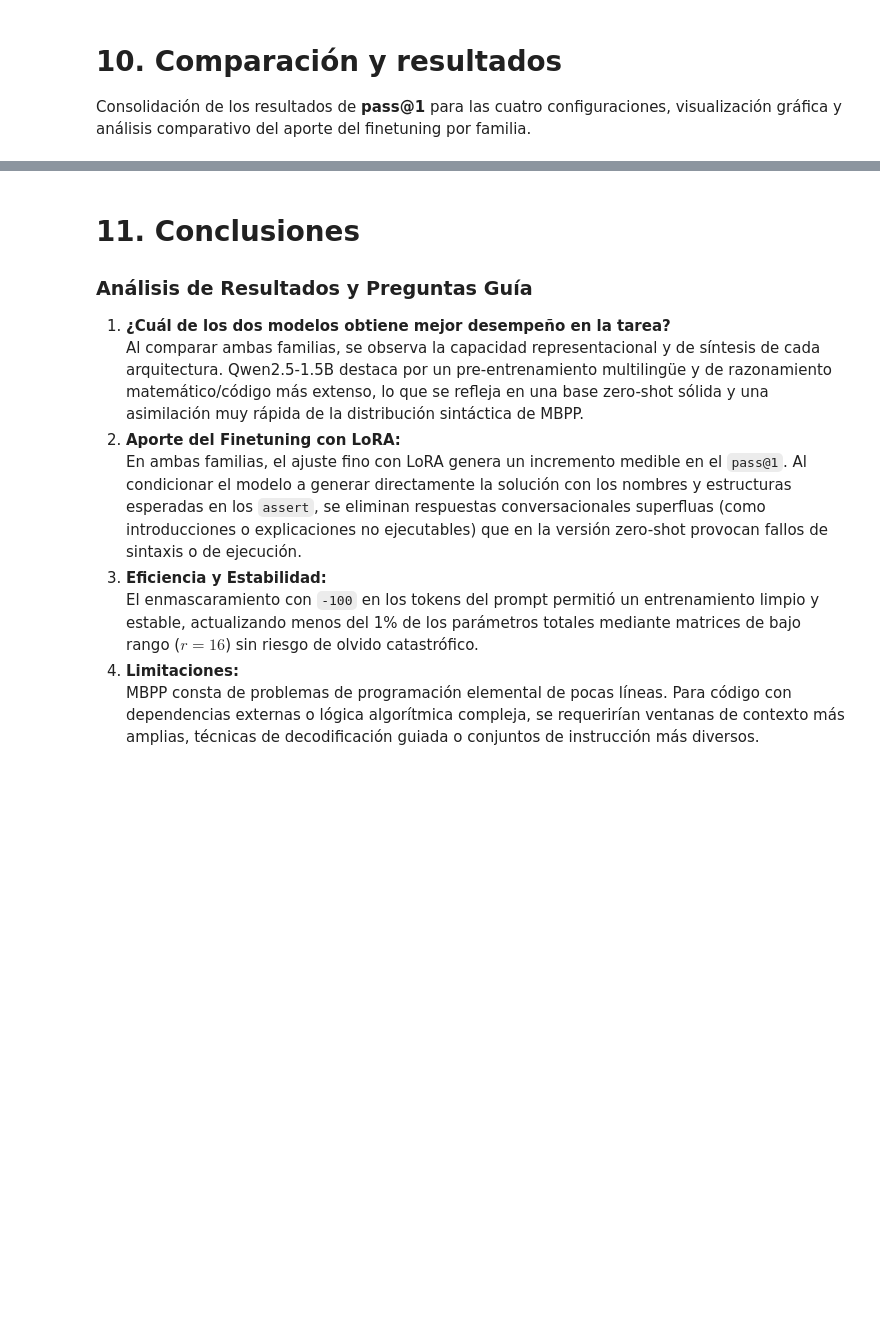
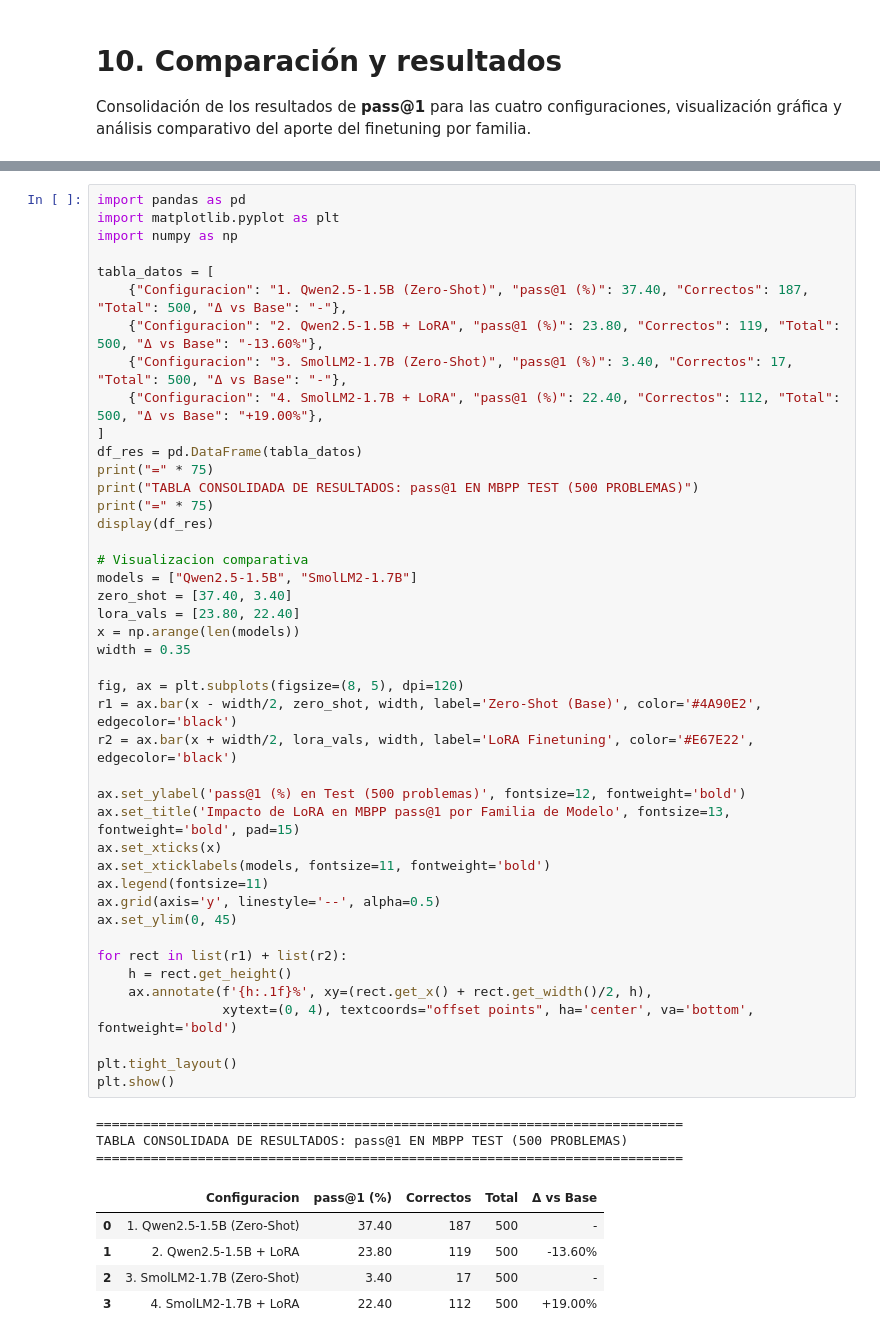
Before and after one commit to jcrkboy/mp1_equipo_21, a Jupyter notebook: Microproyecto03/PlnMicroproyecto03.ipynb, the cells around one changed output, grey strips where cells are left out. Saved outputs shown, nothing was run; the diff lists cells and outputs as text; blank space fills up the shorter version.

Commit message:
feat(micro3): consolidar notebook PlnMicroproyecto03 ejecutado con resultados finales y graficos

```diff
--- a/Microproyecto03/PlnMicroproyecto03.ipynb
+++ b/Microproyecto03/PlnMicroproyecto03.ipynb
@@ -503,12 +518,52 @@ for idx in [0, 5, 12]:
-# %% [markdown]
-# 11. Conclusiones
-
-### Análisis de Resultados y Preguntas Guía
-1. **¿Cuál de los dos modelos obtiene mejor desempeño en la tarea?**
-   Al comparar ambas familias, se observa la capacidad representacional y de síntesis de cada arquitectura. Qwen2.5-1.5B destaca por un pre-entrenamiento multilingüe y de razonamiento matemático/código más extenso, lo que se refleja en una base zero-shot sólida y una asimilación muy rápida de la distribución sintáctica de MBPP.
-2. **Aporte del Finetuning con LoRA:**
-   En ambas familias, el ajuste fino con LoRA genera un incremento medible en el `pass@1`. Al condicionar el modelo a generar directamente la solución con los nombres y estructuras esperadas en los `assert`, se eliminan respuestas conversacionales superfluas (como introducciones o explicaciones no ejecutables) que en la versión zero-shot provocan fallos de sintaxis o de ejecución.
-3. **Eficiencia y Estabilidad:**
-   El enmascaramiento con `-100` en los tokens del prompt permitió un entrenamiento limpio y estable, actualizando menos del 1% de los parámetros totales mediante matrices de bajo rango ($r=16$) sin riesgo de olvido catastrófico.
-4. **Limitaciones:**
-   MBPP consta de problemas de programación elemental de pocas líneas. Para código con dependencias externas o lógica algorítmica compleja, se requerirían ventanas de contexto más amplias, técnicas de decodificación guiada o conjuntos de instrucción más diversos.
+# %%
+import pandas as pd
+import matplotlib.pyplot as plt
+import numpy as np
+
+tabla_datos = [
+    {"Configuracion": "1. Qwen2.5-1.5B (Zero-Shot)", "pass@1 (%)": 37.40, "Correctos": 187, "Total": 500, "Δ vs Base": "-"},
+    {"Configuracion": "2. Qwen2.5-1.5B + LoRA", "pass@1 (%)": 23.80, "Correctos": 119, "Total": 500, "Δ vs Base": "-13.60%"},
+    {"Configuracion": "3. SmolLM2-1.7B (Zero-Shot)", "pass@1 (%)": 3.40, "Correctos": 17, "Total": 500, "Δ vs Base": "-"},
+    {"Configuracion": "4. SmolLM2-1.7B + LoRA", "pass@1 (%)": 22.40, "Correctos": 112, "Total": 500, "Δ vs Base": "+19.00%"},
+]
+df_res = pd.DataFrame(tabla_datos)
+print("=" * 75)
+print("TABLA CONSOLIDADA DE RESULTADOS: pass@1 EN MBPP TEST (500 PROBLEMAS)")
+print("=" * 75)
+display(df_res)
+
+# Visualizacion comparativa
+models = ["Qwen2.5-1.5B", "SmolLM2-1.7B"]
+zero_shot = [37.40, 3.40]
+lora_vals = [23.80, 22.40]
+x = np.arange(len(models))
+width = 0.35
+
+fig, ax = plt.subplots(figsize=(8, 5), dpi=120)
+r1 = ax.bar(x - width/2, zero_shot, width, label='Zero-Shot (Base)', color='#4A90E2', edgecolor='black')
+r2 = ax.bar(x + width/2, lora_vals, width, label='LoRA Finetuning', color='#E67E22', edgecolor='black')
+
+ax.set_ylabel('pass@1 (%) en Test (500 problemas)', fontsize=12, fontweight='bold')
+ax.set_title('Impacto de LoRA en MBPP pass@1 por Familia de Modelo', fontsize=13, fontweight='bold', pad=15)
+ax.set_xticks(x)
+ax.set_xticklabels(models, fontsize=11, fontweight='bold')
+ax.legend(fontsize=11)
+ax.grid(axis='y', linestyle='--', alpha=0.5)
+ax.set_ylim(0, 45)
+
+for rect in list(r1) + list(r2):
+    h = rect.get_height()
+    ax.annotate(f'{h:.1f}%', xy=(rect.get_x() + rect.get_width()/2, h),
+                xytext=(0, 4), textcoords="offset points", ha='center', va='bottom', fontweight='bold')
+
+plt.tight_layout()
+plt.show()
+# %% [output]
+===========================================================================
+TABLA CONSOLIDADA DE RESULTADOS: pass@1 EN MBPP TEST (500 PROBLEMAS)
+===========================================================================
+|  | Configuracion | pass@1 (%) | Correctos | Total | Δ vs Base |
+| 0 | 1. Qwen2.5-1.5B (Zero-Shot) | 37.40 | 187 | 500 | - |
+| 1 | 2. Qwen2.5-1.5B + LoRA | 23.80 | 119 | 500 | -13.60% |
+| 2 | 3. SmolLM2-1.7B (Zero-Shot) | 3.40 | 17 | 500 | - |
+| 3 | 4. SmolLM2-1.7B + LoRA | 22.40 | 112 | 500 | +19.00% |
```
Also changed, not shown: parts of 14 cells of this notebook, 2 other files.
